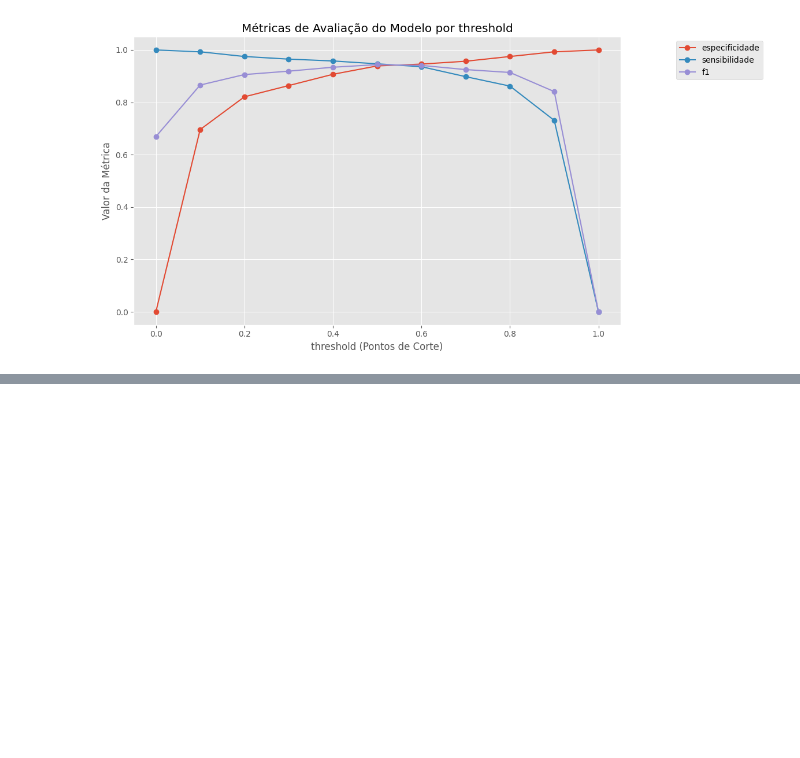
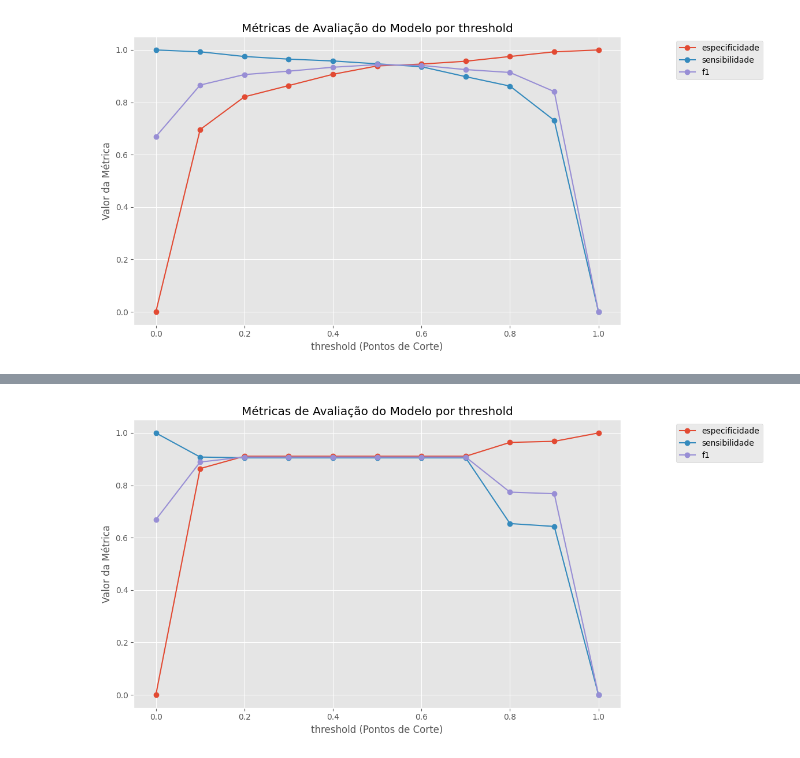
Before and after one commit to GabrielGabes/Machine-Learning-Preditivo, a Jupyter notebook: B7 - Run Free.ipynb, the cells around one changed output, grey strips where cells are left out. Drawn from its saved outputs; the diff is of its cells as text; code cells hidden in the pictures; blank space fills up the shorter version.

```diff
--- a/B7 - Run Free.ipynb
+++ b/B7 - Run Free.ipynb
@@ -439,7 +433,7 @@ plt.show()
 # %% [markdown]
 ## Construindo Função
 # %%
-def aval_modelo_corte_tabela(x_teste, y_teste):
+def aval_modelo_corte_tabela(x_teste, y_teste, classificador, beta = 1):
 
     previsoes_proba = classificador.predict_proba(x_teste)
     probs_positivas = previsoes_proba[:, 1]
@@ -474,7 +468,6 @@ def aval_modelo_corte_tabela(x_teste, y_teste):
                         'valor_pre_posi', 'valor_pre_neg', 'taxa_falsos_positivos', 'taxa_falsos_negativos',
                         'fdr', 'fo_r', 'indice_youden', 'coef_matthews', 'fb_score']
     fd[metricas_de_aval] = np.nan
-    beta = 1
 
     # Loop para calcular as métricas em cada linha
     for l in range(len(fd)):
@@ -559,7 +552,7 @@ def aval_modelo_corte_tabela(x_teste, y_teste):
     return fd
     ######################################################################################
 
-tabela = aval_modelo_corte_tabela(x_teste, y_teste)
+tabela = aval_modelo_corte_tabela(x_teste, y_teste, classificador)
 tabela
 # %% [output]
 |  | threshold | tn | fp | fn | tp | acuracia | precisao | sensibilidade | especificidade | ... |
@@ -624,0 +620,8 @@ aval_modelo_corte_grafico(tabela[['threshold','especificidade','sensibilidade','
+# %%
+from sklearn.tree import DecisionTreeClassifier
+from sklearn.tree import plot_tree
+
+#classificador_arvore = DecisionTreeClassifier(criterion='entropy', random_state = 0)
+modelo_dt = DecisionTreeClassifier(random_state=5,
+                                       max_depth = 3) #definindo profundidade maxima
+modelo_dt.fit(x_treino, y_treino)
@@ -624,0 +652,3 @@ aval_modelo_corte_grafico(tabela[['threshold','especificidade','sensibilidade','
+# %%
+tabela = aval_modelo_corte_tabela(x_teste, y_teste, modelo_dt, beta = 1)
+tabela.round(2)
@@ -624,0 +668,4 @@ aval_modelo_corte_grafico(tabela[['threshold','especificidade','sensibilidade','
+# %%
+aval_modelo_corte_grafico(tabela[['threshold','especificidade','sensibilidade','f1']])
+# %% [output]
+[figure, added]
```
Also changed, not shown: parts of 12 cells of this notebook.
